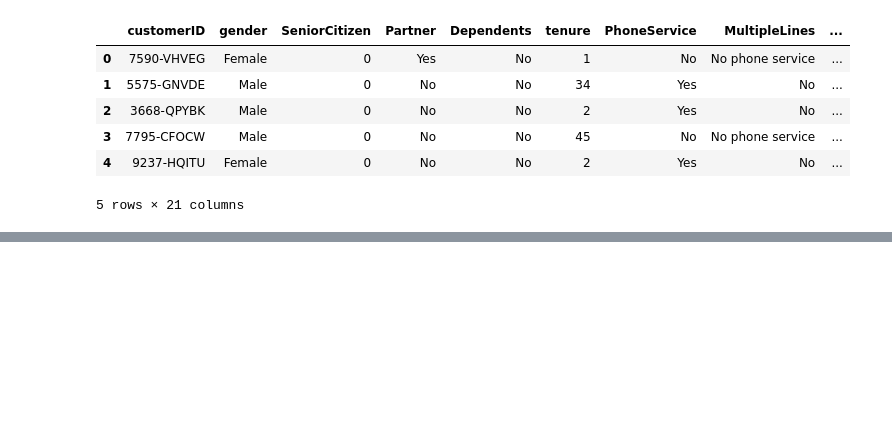
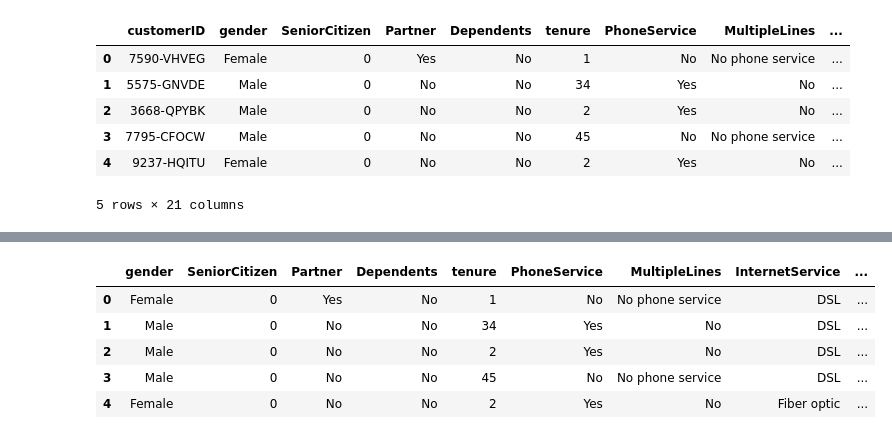
Before and after one commit to djdjdjdfh1/pandas-data-analysis, a Jupyter notebook: part7/7.4_review2_knn.ipynb, the cells around one changed output, grey strips where cells are left out. Cells and saved outputs as stored; diff of their text form; code cells hidden in the pictures; blank space fills up the shorter version.

Commit message:
pandas svm

```diff
--- a/part7/7.4_review2_knn.ipynb
+++ b/part7/7.4_review2_knn.ipynb
@@ -129,0 +141,8 @@ weighted avg       0.77      0.77      0.77      2066
+# %%
+# 고객 이탈에 여부 분류 모델
+url = 'https://raw.githubusercontent.com/IBM/telco-customer-churn-on-icp4d/master/data/Telco-Customer-Churn.csv'
+# 데이터 읽기
+import pandas as pd
+df = pd.read_csv(url)
+df = df.drop(columns=['customerID'])
+df.describe(include=['object'])
@@ -129,0 +259,3 @@ weighted avg       0.77      0.77      0.77      2066
+# %%
+df['TotalCharges'] = pd.to_numeric(df.TotalCharges, errors='coerce')
+df = df.dropna()
@@ -129,0 +270,9 @@ weighted avg       0.77      0.77      0.77      2066
+# %%
+df.head()
+# %% [output]
+|  | gender | SeniorCitizen | Partner | Dependents | tenure | PhoneService | MultipleLines | InternetService | ... |
+| 0 | Female | 0 | Yes | No | 1 | No | No phone service | DSL | ... |
+| 1 | Male | 0 | No | No | 34 | Yes | No | DSL | ... |
+| 2 | Male | 0 | No | No | 2 | Yes | No | DSL | ... |
+| 3 | Male | 0 | No | No | 45 | No | No phone service | DSL | ... |
+| 4 | Female | 0 | No | No | 2 | Yes | No | Fiber optic | ... |
```
Also changed, not shown: parts of 19 cells of this notebook, 2 other files.
